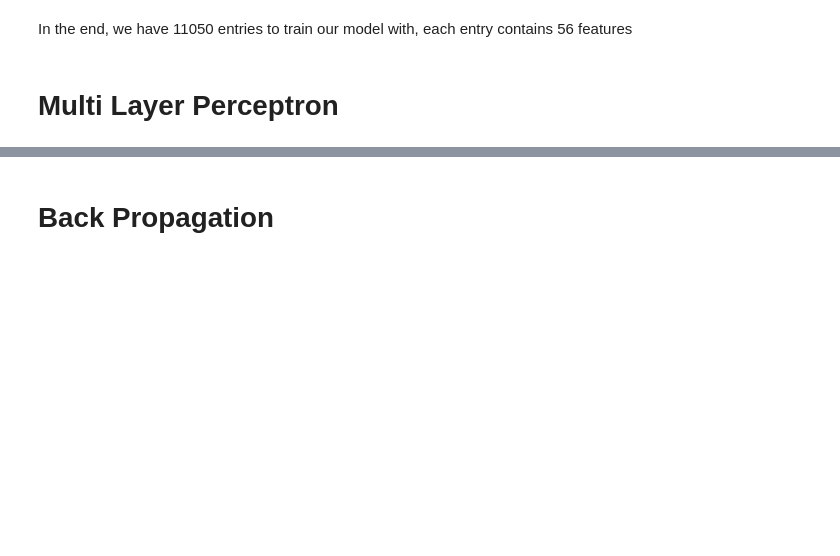
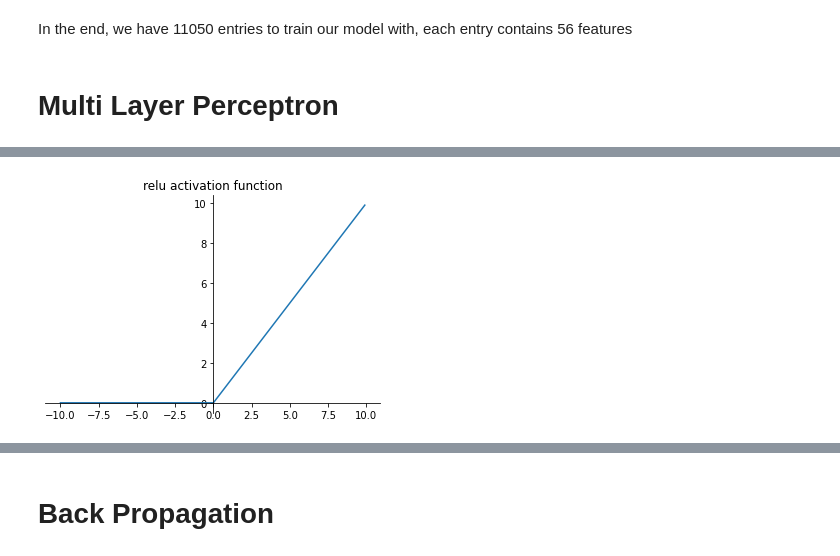
Before and after one commit to gimseng/99-ML-Learning-Projects, a Jupyter notebook: 011/solution/mlp_from_scratch.ipynb, the cells around one changed output, grey strips where cells are left out. Saved outputs shown, nothing was run; the diff lists cells and outputs as text; code cells hidden in the pictures; blank space fills up the shorter version.

Commit message:
added brief descriptions of common activation functions

```diff
--- a/011/solution/mlp_from_scratch.ipynb
+++ b/011/solution/mlp_from_scratch.ipynb
@@ -283,0 +291,15 @@ h = \Phi \left( \sum_{i=1}^{56}x_i w_i \right)
+# %%
+def visualize(activation_function):
+  # helper function to visualize activation functions
+  # https://stackoverflow.com/a/42170061
+  x = np.arange(-10, 10, 0.1)
+  val = activation_function(x)
+  fig = plt.figure()
+  ax = fig.add_subplot(1, 1, 1)
+  ax.spines['left'].set_position(('data', 0.0))
+  ax.spines['bottom'].set_position(('data', 0.0))
+  ax.spines['right'].set_color('none')
+  ax.spines['top'].set_color('none')
+  plt.plot(x,val)
+  plt.title("{} activation function".format(activation_function.__name__))
+  plt.show()
@@ -283,0 +314,7 @@ h = \Phi \left( \sum_{i=1}^{56}x_i w_i \right)
+# %%
+def relu(x):
+    return np.maximum(0,x)
+
+visualize(relu)
+# %% [output]
+[figure, added]
```
Also changed, not shown: parts of 16 cells of this notebook.
